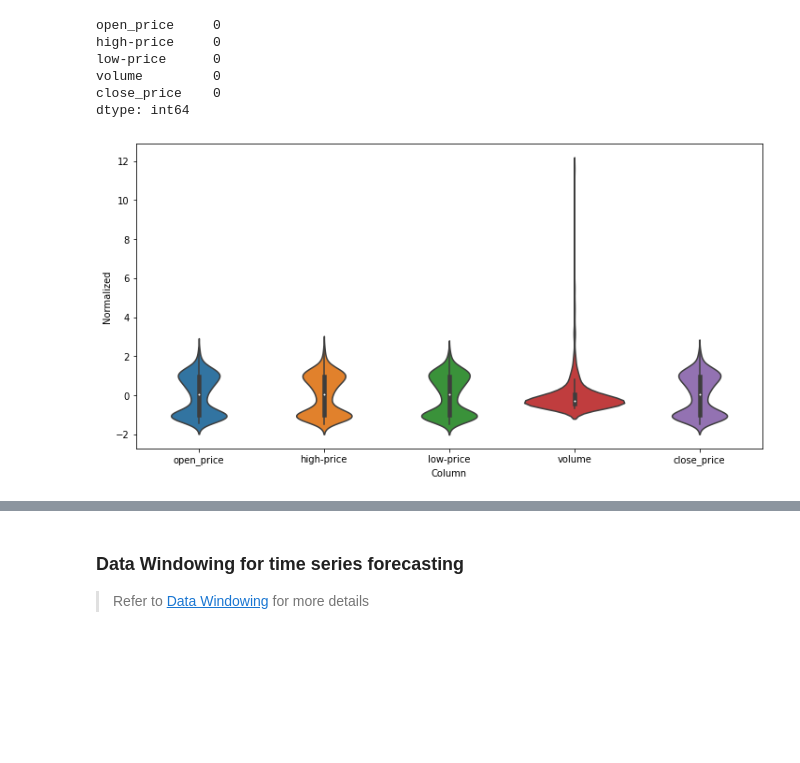
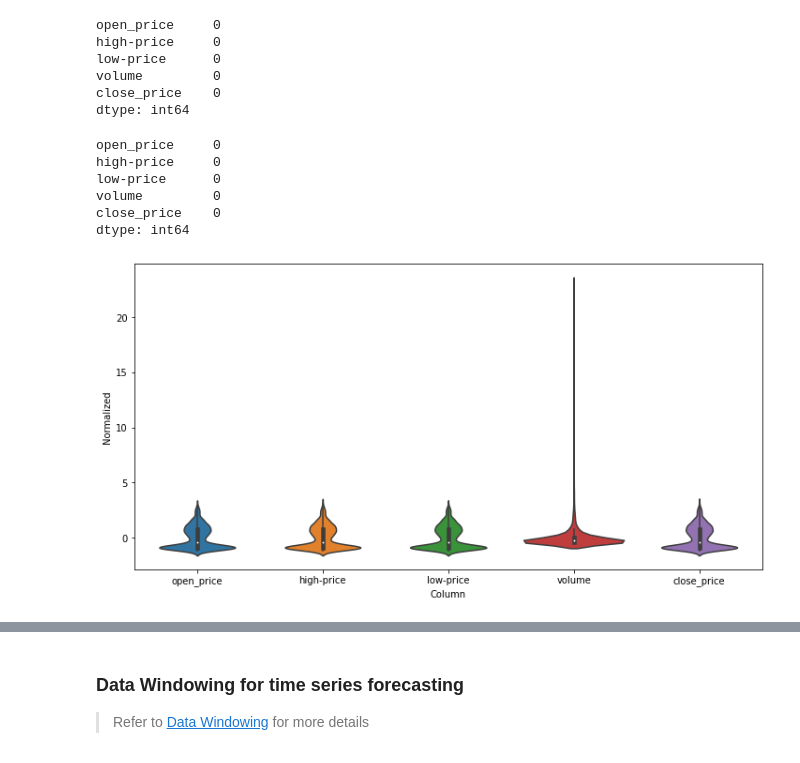
Before and after one commit to brijow/foobar-gamestop, a Jupyter notebook: notebooks/scratchboard.ipynb, the cells around one changed output, grey strips where cells are left out. Cells and saved outputs as stored; diff of their text form; code cells hidden in the pictures; blank space fills up the shorter version.

Commit message:
finnhub dataloaded is upadted to poll hourly data

```diff
--- a/notebooks/scratchboard.ipynb
+++ b/notebooks/scratchboard.ipynb
@@ -27,0 +17,21 @@ raw_data.head()
+# %%
+# load raw financial data
+
+# daily resolution
+# historical_data = pd.read_csv('../foobar/data/raw/stock_candle_D_2020-03-01_2021-01-01.csv')
+# short_squzeet_data = pd.read_csv('../foobar/data/raw/stock_candle_D_2020-12-01_2021-03-01.csv')
+
+# hourly resolution
+historical_data = pd.read_csv('../foobar/data/raw/stock_candle_60_2020-03-01_2021-01-01.csv')
+short_squzeet_data = pd.read_csv('../foobar/data/raw/stock_candle_60_2020-12-01_2021-03-01.csv')
+print(historical_data.shape)
+print(short_squzeet_data.shape)
+
+historical_data['datetime'] = pd.to_datetime(historical_data['timestamp'], unit='s')
+historical_data = historical_data.sort_values(by=['timestamp'], axis=0)
+
+short_squzeet_data['datetime'] = pd.to_datetime(short_squzeet_data['timestamp'], unit='s')
+short_squzeet_data = short_squzeet_data.sort_values(by=['timestamp'], axis=0)
+historical_data = historical_data.set_index('datetime')
+short_squzeet_data = short_squzeet_data.set_index('datetime')
+short_squzeet_data.head(50)
@@ -28,25 +59,29 @@ raw_data.head()
 # %% [markdown]
 ## Data Preprocessing
 # %%
-# create train dataset
+# create train and test dataset
 # sorted based on timestamp
 
 # extract timestamps for visualization
-timestamp_list = list(raw_data['timestamp'])
-datetime_list = [datetime.fromtimestamp(ts) for ts in timestamp_list]
+train_datetime_list = list(historical_data.index)
+
+test_datetime_list = list(short_squzeet_data.index)
 
 # select feature columns for training and predictions
-df = raw_data.drop(['status','timestamp'],axis=1)
+df_train = historical_data.drop(['status'],axis=1)
+df_test = short_squzeet_data.drop(['status'],axis=1)
 
 # create a list of column names for training and predictions
-cols = list(df)
+cols = list(df_train)
 # reordering the columns: put the prediction column to the last column
 cols = ['open_price', 'high-price', 'low-price', 'volume','close_price']
-# cols = ['open_price', 'high-price', 'low-price','close_price']
-df = df[cols]
+df_train = df_train[cols]
+df_test = df_test[cols]
 
 # check the df column types to ensure they have correct types
-print(df.dtypes)
+print(df_train.dtypes)
+print(len(test_timestamp_list))
+print(short_squzeet_data.shape)
 cols
 # %% [output]
 open_price     float64
@@ -66,15 +109,24 @@ low-price      0
 volume         0
 close_price    0
 dtype: int64
+# %%
+df_test.isnull().sum()
+# %% [output]
+open_price     0
+high-price     0
+low-price      0
+volume         0
+close_price    0
+dtype: int64
 # %%
 # Visualize the ditribution of the features in the train dataset
-df_std = (df - df.mean()) / df.std()
+df_std = (df_train - df_train.mean()) / df_train.std()
 df_std = df_std.melt(var_name='Column', value_name='Normalized')
 
 plt.figure(figsize=(12, 6))
 ax = sns.violinplot(x='Column', y='Normalized', data=df_std)
 # %% [output]
-[figure, old version]
+[figure, new version]
 # %%
 # scale / normalize the dataset
 sc = StandardScaler()
```
Also changed, not shown: parts of 13 cells of this notebook, 4 other files.
